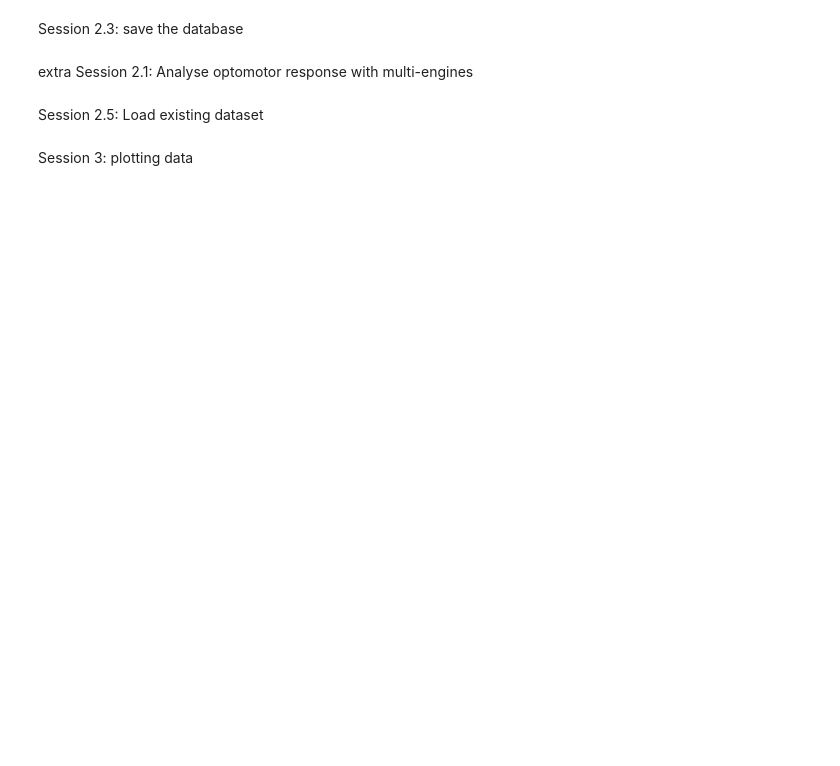
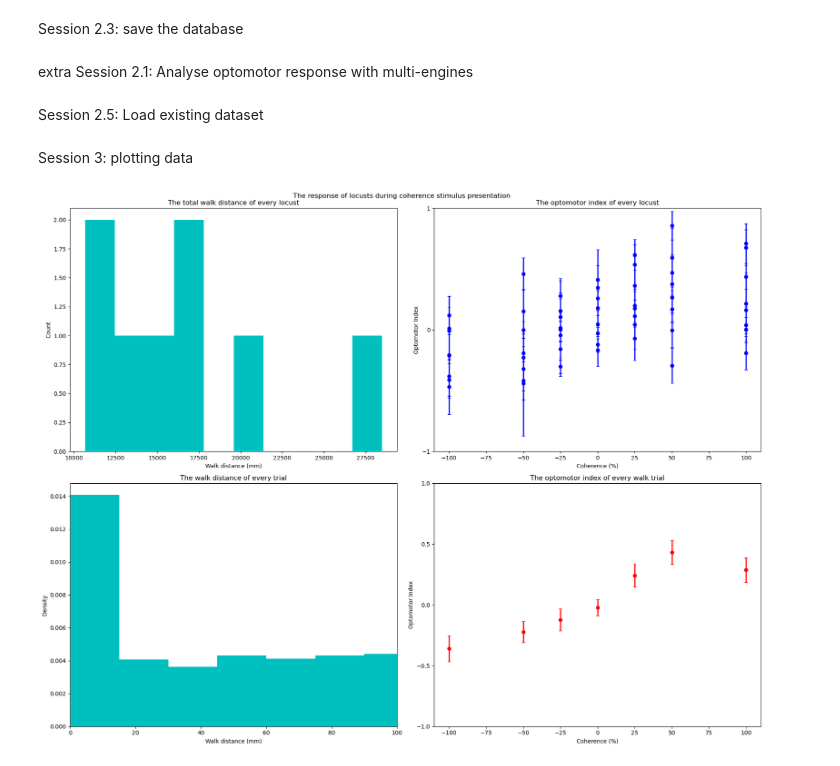
Before and after one commit to chiyu1203/bonfic, a Jupyter notebook: bonfic_tutorial.ipynb, the cells around one changed output. Saved outputs shown, nothing was run; the diff lists cells and outputs as text; code cells hidden in the pictures; blank space fills up the shorter version.

```diff
--- a/bonfic_tutorial.ipynb
+++ b/bonfic_tutorial.ipynb
@@ -432,7 +509,9 @@ def plot_preview_summary(df,analysis_methods,vr_no="all"):
     if save_output==True:
         fig.savefig(Path(this_dataset_dir)/fig_name)
 # %%
-plot_preview_summary(df,analysis_methods)
+plot_preview_summary(df_combined,analysis_methods)
+# %% [output]
+[figure, added]
 # %%
 #define the first and last frames to analyse
 stim_duration=analysis_methods.get("stim_duration")
```
Also changed, not shown: parts of 9 cells of this notebook.
